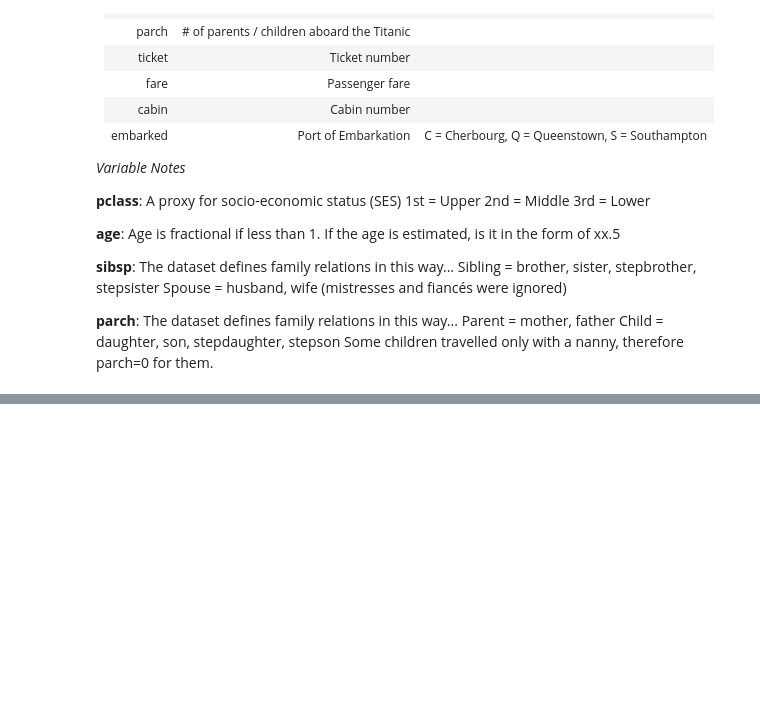
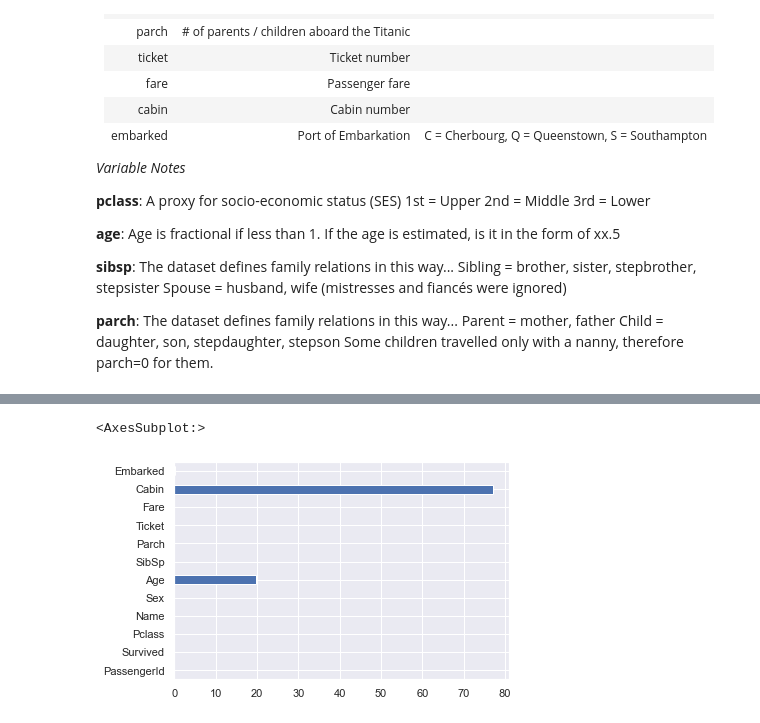
Before and after one commit to ai-ml-with-kapil/LogisticRegression, a Jupyter notebook: Logistic Regression.ipynb, the cells around one changed output, grey strips where cells are left out. Cells and saved outputs as stored; diff of their text form; code cells hidden in the pictures; blank space fills up the shorter version.

```diff
--- a/Logistic Regression.ipynb
+++ b/Logistic Regression.ipynb
@@ -106,0 +179,5 @@ Some children travelled only with a nanny, therefore parch=0 for them.
+# %%
+(df.isnull().sum()/len(df)*100).plot(kind = 'barh')
+# %% [output]
+<AxesSubplot:>
+[figure, added]
```
Also changed, not shown: parts of 35 cells of this notebook.
